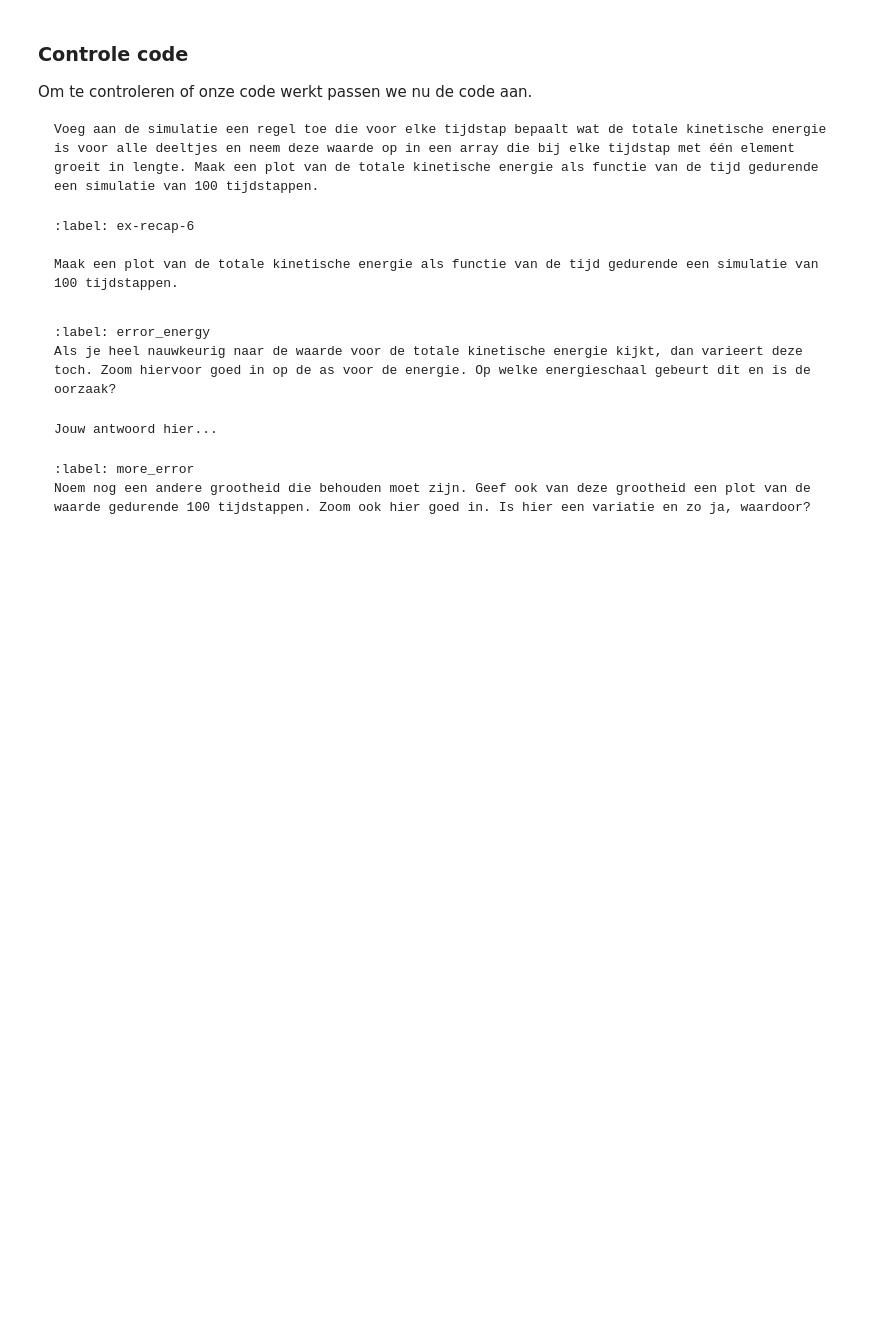
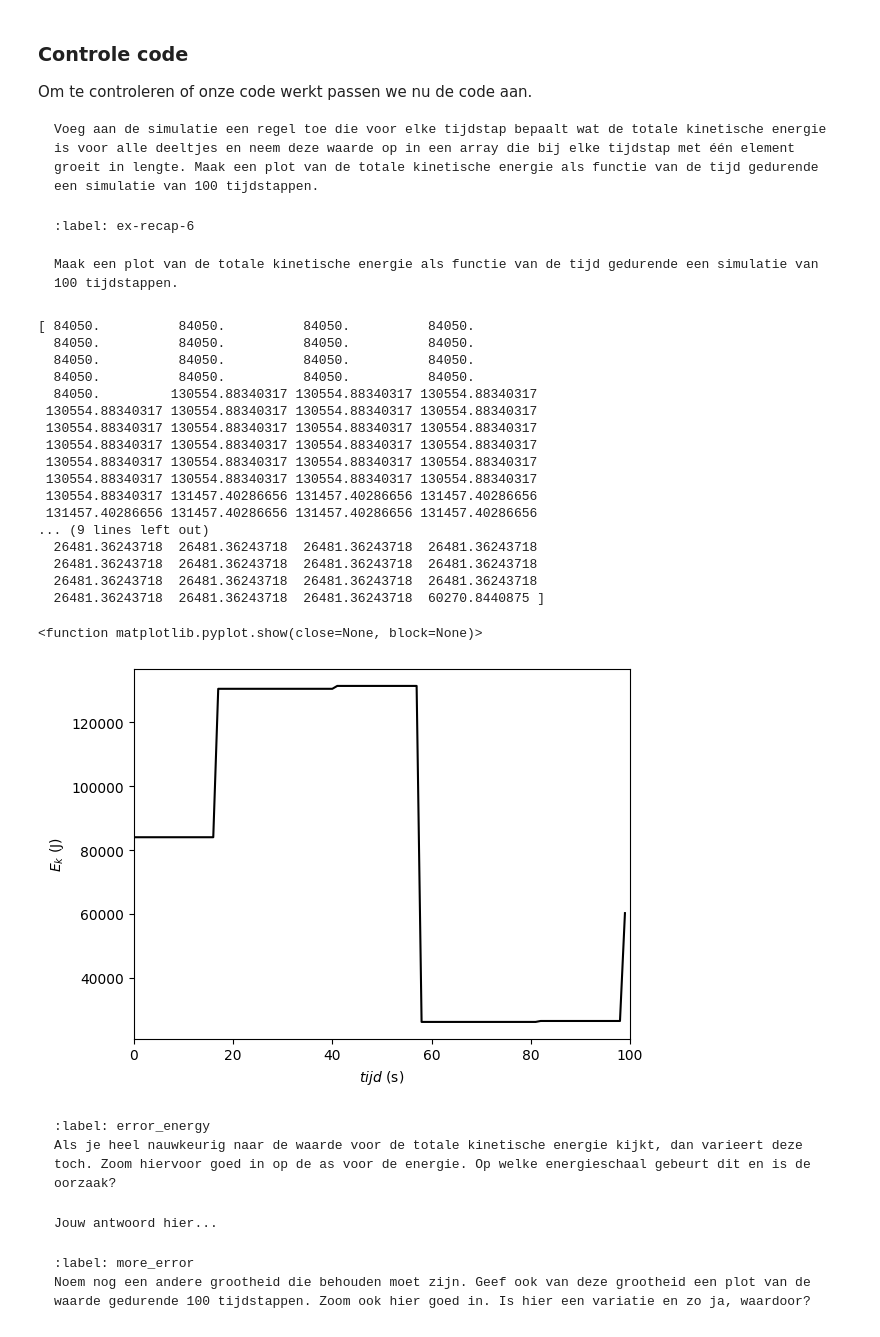
Before and after one commit to BNR33/001TASH, a Jupyter notebook: Content/PySim/3_recap.ipynb, the cells around one changed output. Saved outputs shown, nothing was run; the diff lists cells and outputs as text; code cells hidden in the pictures; blank space fills up the shorter version.

````diff
--- a/Content/PySim/3_recap.ipynb
+++ b/Content/PySim/3_recap.ipynb
@@ -356,7 +358,34 @@ Voeg aan de simulatie een regel toe die voor elke tijdstap bepaalt wat de totale
 Maak een plot van de totale kinetische energie als functie van de tijd gedurende een simulatie van 100 tijdstappen.
 ```
 # %%
-#your code/answer
+x_as = np.arange(0,100,1)
+print(tot_E_k)
+plt.figure()
+plt.xlabel("$tijd$ (s)")
+plt.ylabel("$E_k$ (J)")
+plt.plot(x_as, tot_E_k, "k-")
+plt.xlim(0,100)
+plt.show
+# %% [output]
+[ 84050.          84050.          84050.          84050.
+  84050.          84050.          84050.          84050.
+  84050.          84050.          84050.          84050.
+  84050.          84050.          84050.          84050.
+  84050.         130554.88340317 130554.88340317 130554.88340317
+ 130554.88340317 130554.88340317 130554.88340317 130554.88340317
+ 130554.88340317 130554.88340317 130554.88340317 130554.88340317
+ 130554.88340317 130554.88340317 130554.88340317 130554.88340317
+ 130554.88340317 130554.88340317 130554.88340317 130554.88340317
+ 130554.88340317 130554.88340317 130554.88340317 130554.88340317
+ 130554.88340317 131457.40286656 131457.40286656 131457.40286656
+ 131457.40286656 131457.40286656 131457.40286656 131457.40286656
+... (9 lines left out)
+  26481.36243718  26481.36243718  26481.36243718  26481.36243718
+  26481.36243718  26481.36243718  26481.36243718  26481.36243718
+  26481.36243718  26481.36243718  26481.36243718  26481.36243718
+  26481.36243718  26481.36243718  26481.36243718  60270.8440875 ]
+<function matplotlib.pyplot.show(close=None, block=None)>
+[figure, added]
 # %%
 #your code/answer
 # %% [markdown]
````
Also changed, not shown: parts of 4 cells of this notebook.
